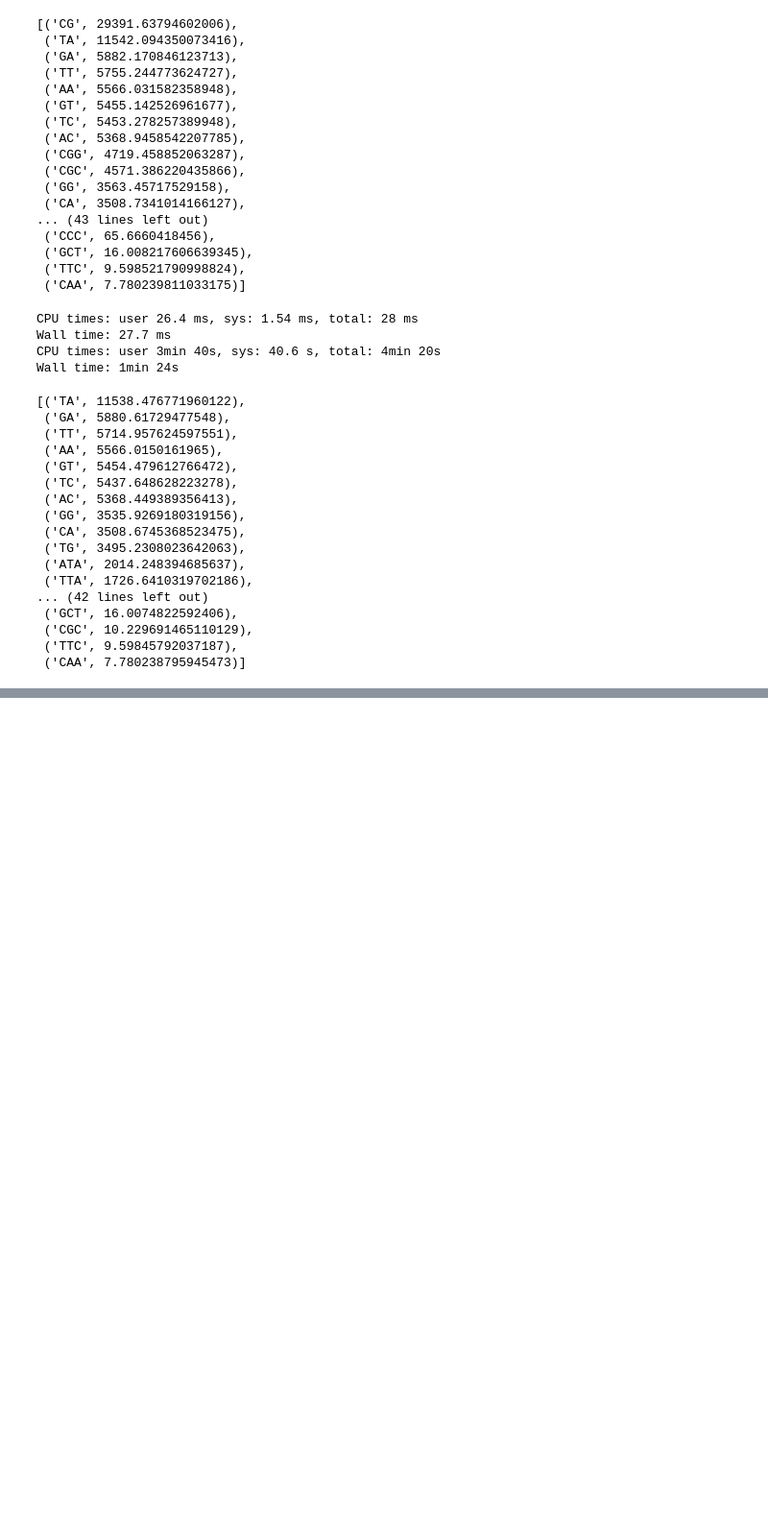
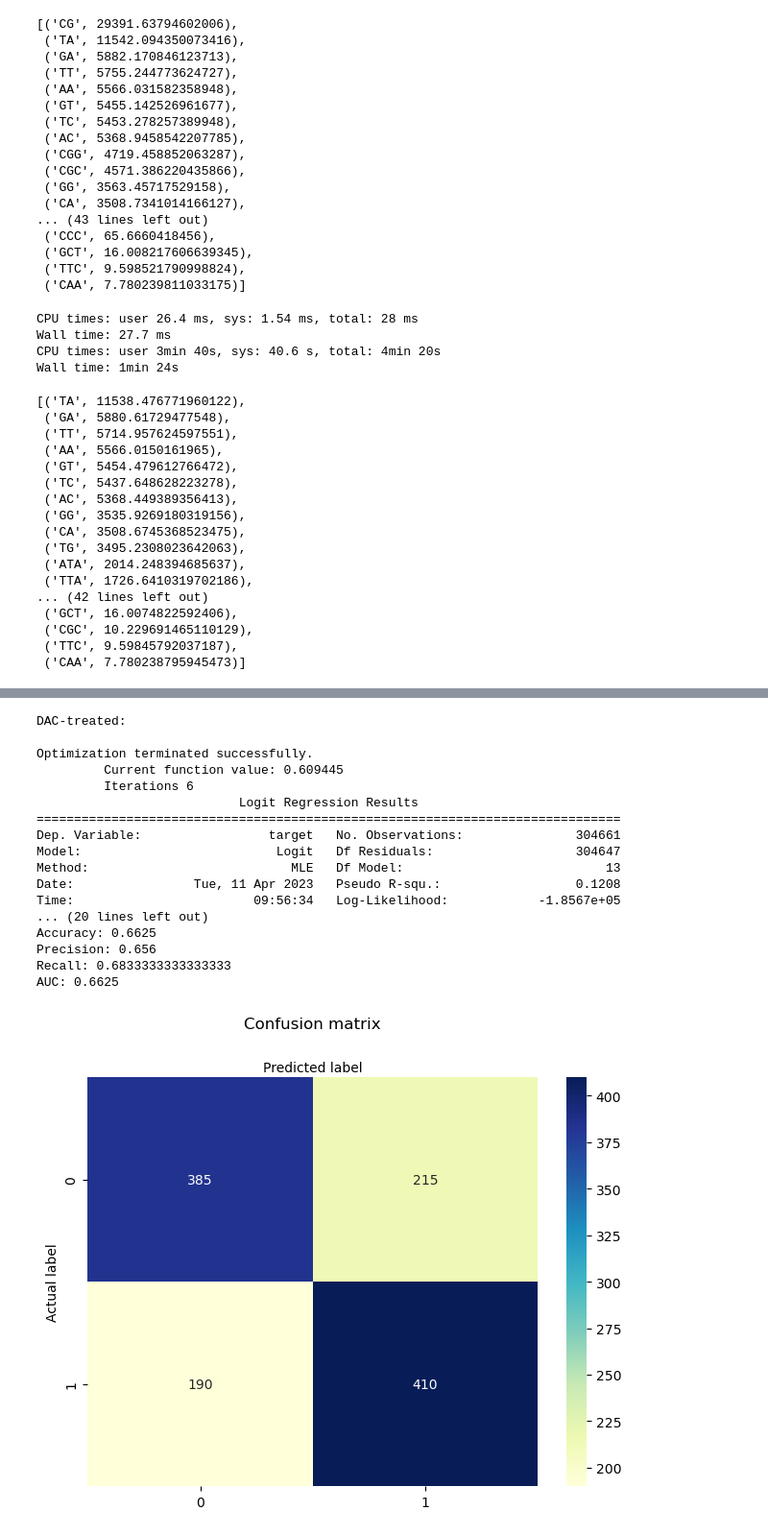
Before and after one commit to shashivish/RNA-ModX, a Jupyter notebook: predictive_model/Logistic_Regression.ipynb, the cells around one changed output, grey strips where cells are left out. Shown at 96% size. Saved outputs shown, nothing was run; the diff lists cells and outputs as text; code cells hidden in the pictures; blank space fills up the shorter version.

```diff
--- a/predictive_model/Logistic_Regression.ipynb
+++ b/predictive_model/Logistic_Regression.ipynb
@@ -900,0 +1385,28 @@ Wall time: 38.1 ms
+# %%
+# DAC
+# based on the logReg model, ['GT'] has p-value>0.05
+train_X_dac_m = train_X_dac.drop(['GT', 'TG'], axis=1)
+test_X_dac_m = test_X_dac.drop(['GT', 'TG'], axis=1)
+# %%
+# re-train model for dac-treated dataset
+print('DAC-treated:\n')
+model_dac_m = train_and_evaluate_logreg(train_X_dac_m, train_y, test_X_dac_m, test_y)
+# %% [output]
+DAC-treated:
+
+Optimization terminated successfully.
+         Current function value: 0.609445
+         Iterations 6
+                           Logit Regression Results
+==============================================================================
+Dep. Variable:                 target   No. Observations:               304661
+Model:                          Logit   Df Residuals:                   304647
+Method:                           MLE   Df Model:                           13
+Date:                Tue, 11 Apr 2023   Pseudo R-squ.:                  0.1208
+Time:                        09:56:34   Log-Likelihood:            -1.8567e+05
+... (20 lines left out)
+Accuracy: 0.6625
+Precision: 0.656
+Recall: 0.6833333333333333
+AUC: 0.6625
+[figure, added]
```
Also changed, not shown: parts of 34 cells of this notebook, 3 other files.
